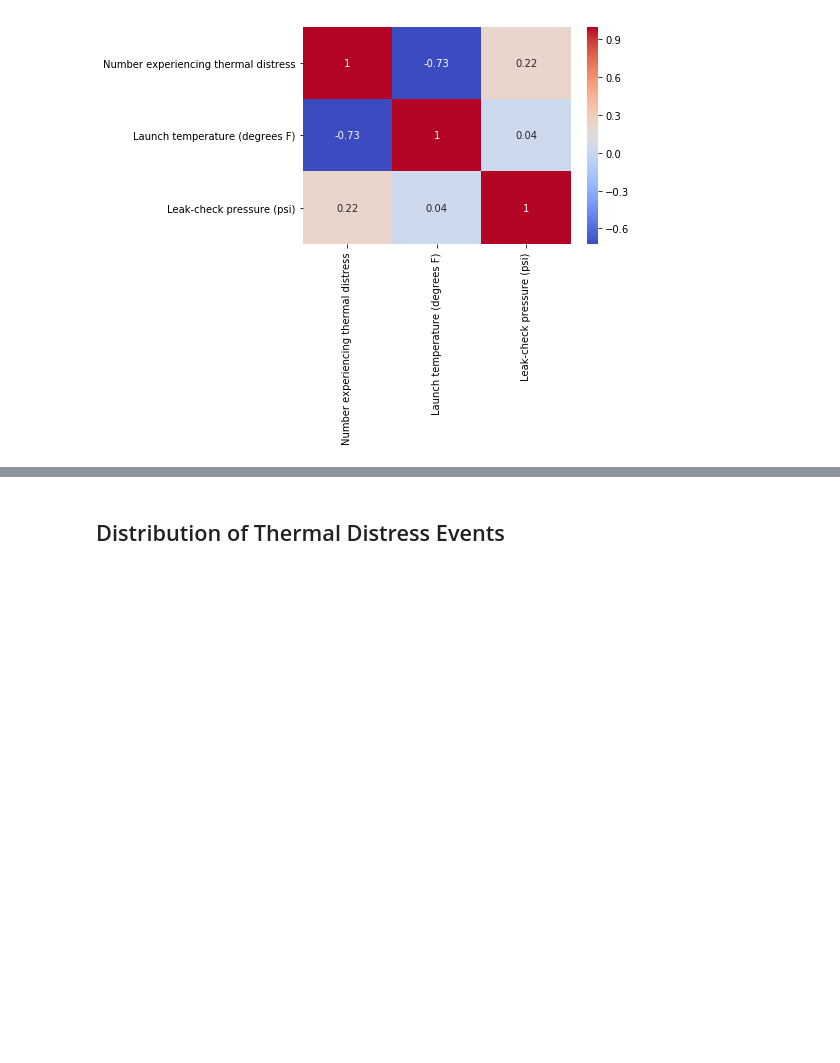
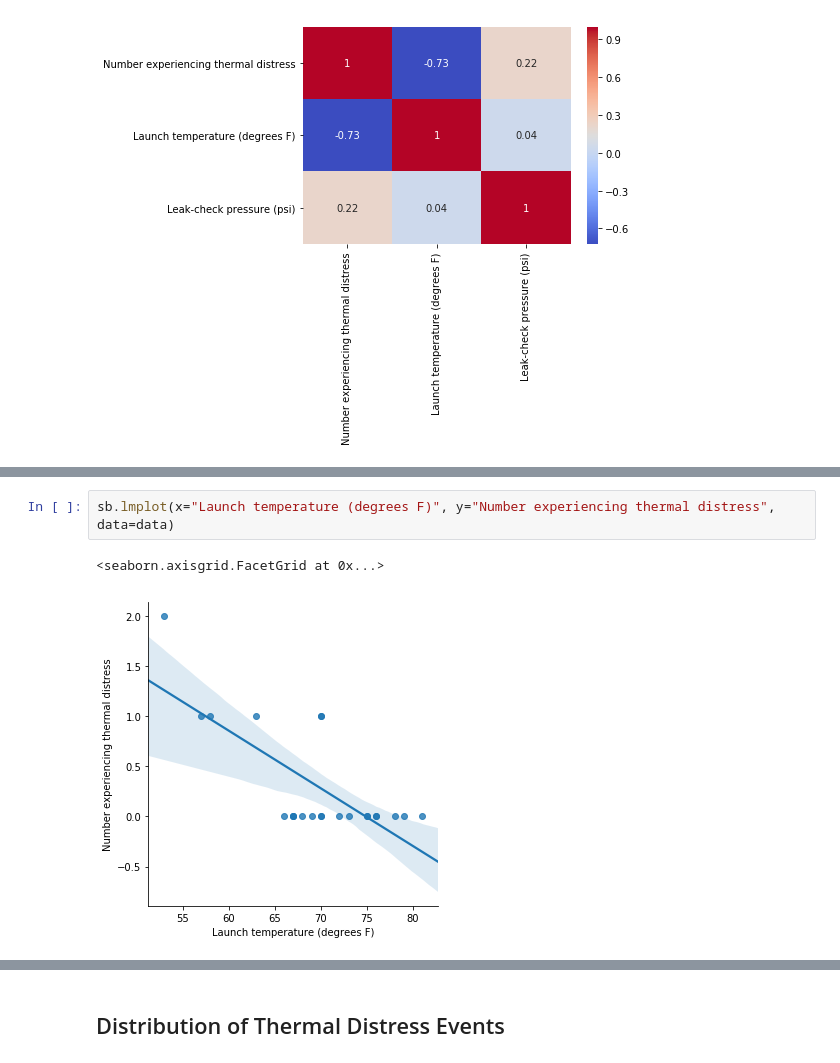
Before and after one commit to lopezdp/MachineLearningResearch, a Jupyter notebook: Challenger O-Ring Failure/ChallengerORingData.ipynb, the cells around one changed output, grey strips where cells are left out. Cells and saved outputs as stored; diff of their text form; blank space fills up the shorter version.

Commit message:
Completed Shuttle Challenger Data Analysis Project.

```diff
--- a/Challenger O-Ring Failure/ChallengerORingData.ipynb
+++ b/Challenger O-Ring Failure/ChallengerORingData.ipynb
@@ -154,0 +197,5 @@ sb.heatmap(cor, annot = True, cmap = "coolwarm")
+# %%
+sb.lmplot(x="Launch temperature (degrees F)", y="Number experiencing thermal distress", data=data)
+# %% [output]
+<seaborn.axisgrid.FacetGrid at 0x...>
+[figure, added]
```
Also changed, not shown: parts of 14 cells of this notebook, 2 other files.
